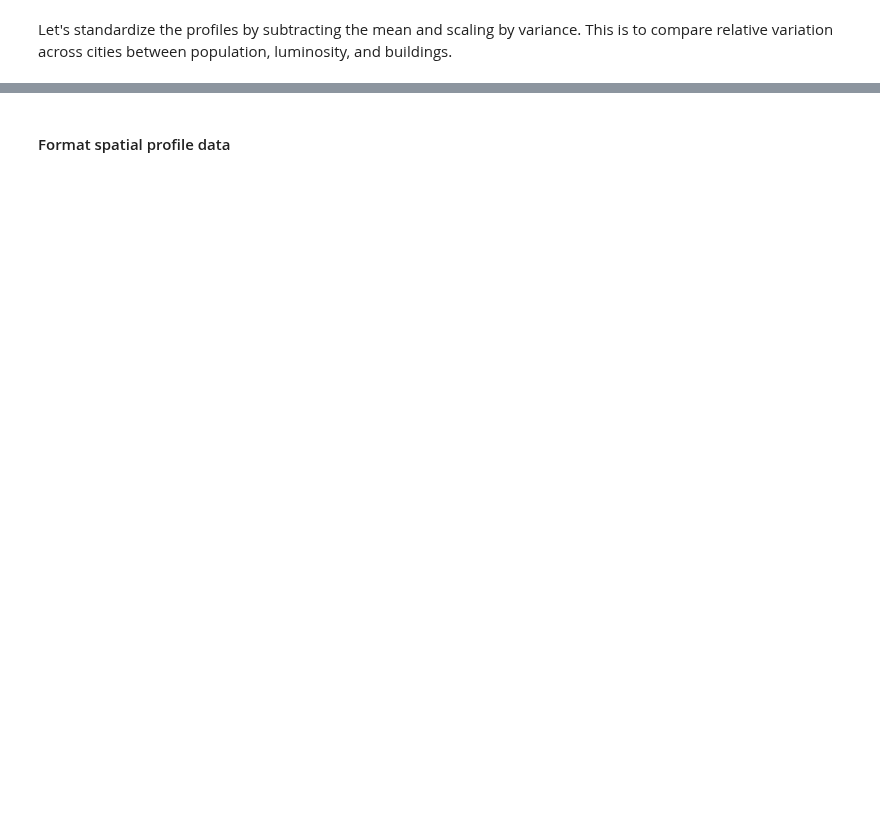
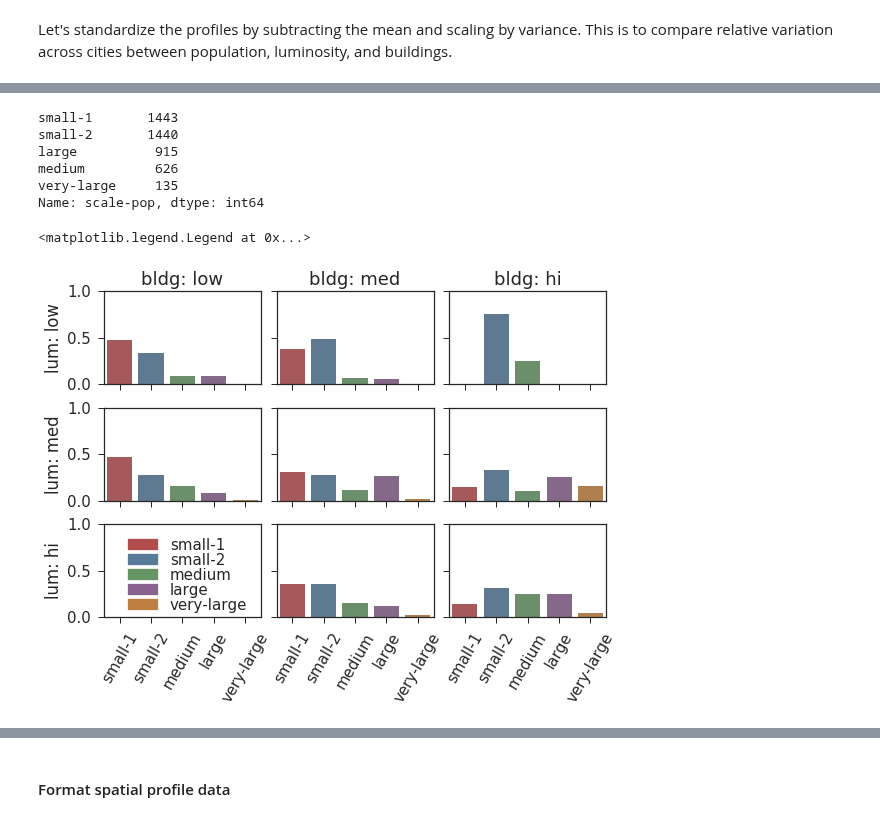
Before and after one commit to adrianalbert/urbanization-patterns, a Jupyter notebook: experiments/City clustering analysis.ipynb, the cells around one changed output, grey strips where cells are left out. Saved outputs shown, nothing was run; the diff lists cells and outputs as text; code cells hidden in the pictures; blank space fills up the shorter version.

```diff
--- a/experiments/City clustering analysis.ipynb
+++ b/experiments/City clustering analysis.ipynb
@@ -339,0 +208,70 @@ scales_norm_df = pd.concat([info_df, scales_norm_df], axis=1)
+# %%
+scales_df['scale-pop'].value_counts()
+# %% [output]
+small-1       1443
+small-2       1440
+large          915
+medium         626
+very-large     135
+Name: scale-pop, dtype: int64
+# %%
+typ = "in"
+classes = ['low', 'med', 'hi']
+
+q_bld = np.percentile(scales_df['bldg-%s'%typ].dropna(), (0,25, 75,100))
+scales_df['scale-bldg'] = ''
+for p in range(3):
+    idx = (scales_df['bldg-%s'%typ]>=q_bld[p]) & (scales_df['bldg-%s'%typ]<=q_bld[p+1])
+    scales_df.ix[idx,'scale-bldg'] = classes[p]
+
+q_lum = np.percentile(scales_df['lum-%s'%typ].dropna(), (0,25, 75,100))
+scales_df['scale-lum'] = ''
+for p in range(3):
+    idx = (scales_df['lum-%s'%typ]>=q_lum[p]) & (scales_df['lum-%s'%typ]<=q_lum[p+1])
+    scales_df.ix[idx,'scale-lum'] = classes[p]
+# %%
+sns.set_context("notebook", font_scale=1.5)
+
+fig, ax = plt.subplots(3,3, figsize=(9,6),
+                      gridspec_kw={"wspace":0.1, "hspace":0.25},
+                      sharex=True, sharey=True)
+pop_scales = ["small-1", "small-2", "medium", "large", "very-large"]
+pop_colors = sns.color_palette("Set1", n_colors=len(pop_scales), desat=.5)
+for i,l in enumerate(["low", "med", "hi"]):
+    for j,b in enumerate(["low", "med", "hi"]):
+        a = ax[i,j]
+        cur_df = scales_df[(scales_df['scale-lum']==l) & (scales_df['scale-bldg']==b)]
+        a.set_xlabel(''); a.set_ylabel('')
+        a.set_xticklabels(g.get_xticklabels(), rotation=60)
+        a.set_ylim([0, 1])
+
+        if i==0:
+            a.set_title("bldg: %s"%b)
+        if j==0:
+            a.set_ylabel("lum: %s"%l)
+        if len(cur_df) < 3:
+            continue
+#         pcts = cur_df.groupby("scale-pop").apply(lambda x: x['region'].value_counts()/float(len(x)))
+#         pcts = pd.DataFrame(pcts).reset_index()
+#         pcts.columns = ["scale-pop", "region", "pct"]
+#         g = sns.barplot(x="region", y="pct", hue="scale-pop",
+#                         data=pcts, ax=a)
+        pcts = cur_df['scale-pop'].value_counts() / float(len(cur_df))
+        g = sns.barplot(pcts.index, pcts.values, order=pop_scales, ax=a,
+                       palette=pop_colors)
+        # a.legend_.remove() #, bbox_to_anchor=(1.1, 1.05))
+
+# fig.delaxes(ax[2,0])
+# ax[2,0].set_xticks([]); ax[2,0].set_yticks([])
+
+import matplotlib.patches as mpatches
+import matplotlib.pyplot as plt
+
+legend_patches = [mpatches.Patch(color=c, label=l) \
+                  for l,c in zip(pop_scales, pop_colors)]
+
+plt.legend(handles=legend_patches, bbox_to_anchor=(-1.2, 1.),
+           ncol=1, labelspacing=0. )
+# %% [output]
+<matplotlib.legend.Legend at 0x...>
+[figure, added]
```
Also changed, not shown: parts of 88 cells of this notebook, 3 other files.
